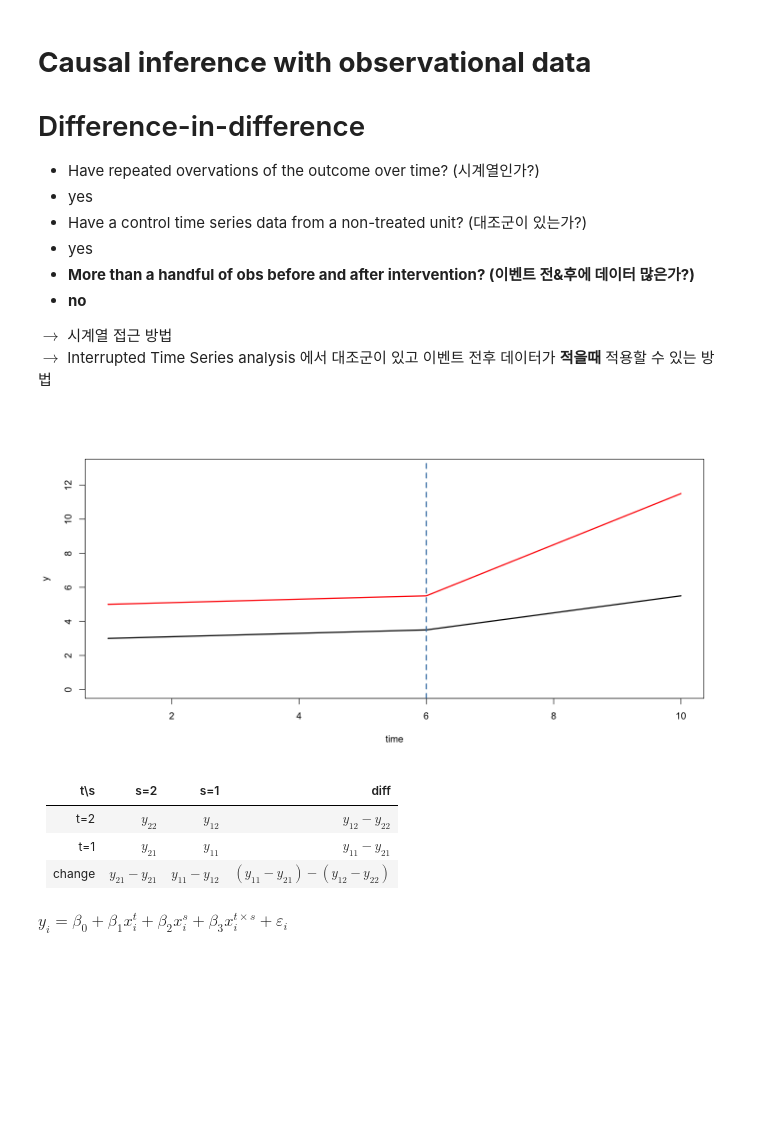
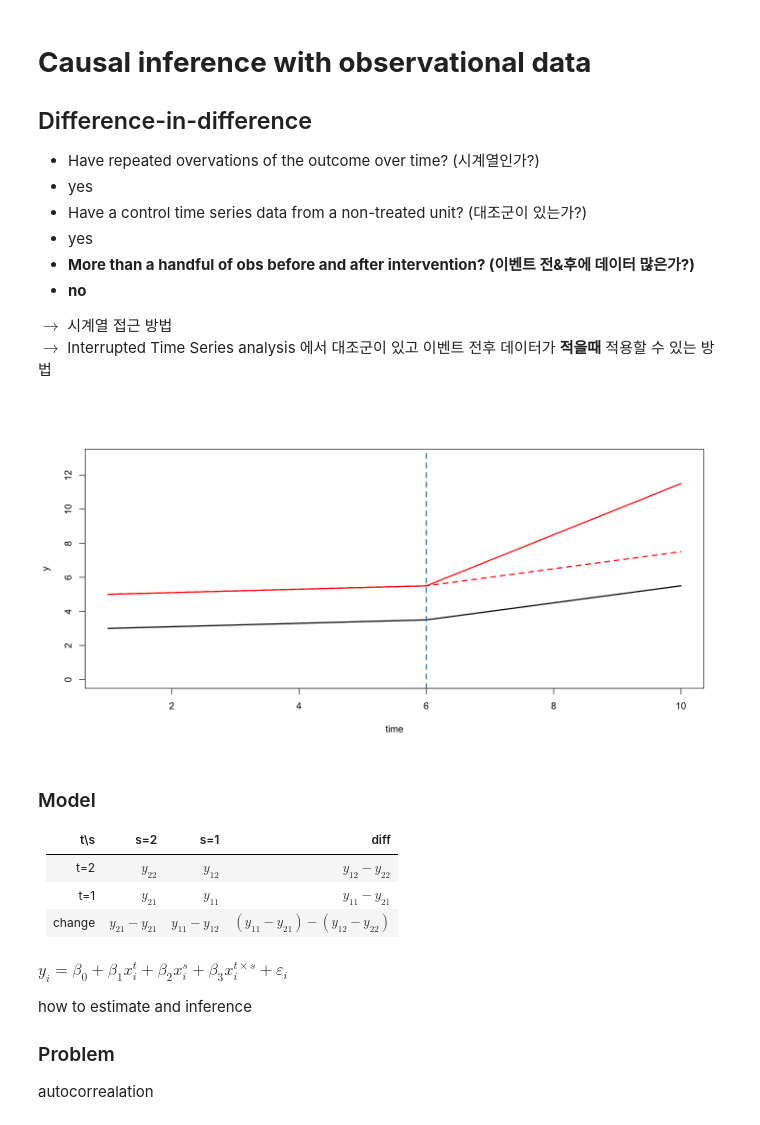
Before and after one commit to Yimdh/progress, a Jupyter notebook: stat/causalInference/[paper]usingCausalInference_Uber/02_Difference-in-difference.ipynb, the cells around one changed output. Drawn from its saved outputs; the diff is of its cells as text; code cells hidden in the pictures; blank space fills up the shorter version.

```diff
--- a/stat/causalInference/[paper]usingCausalInference_Uber/02_Difference-in-difference.ipynb
+++ b/stat/causalInference/[paper]usingCausalInference_Uber/02_Difference-in-difference.ipynb
@@ -1,6 +1,6 @@
 # %% [markdown]
 # **Causal inference with observational data**
-# Difference-in-difference
+## Difference-in-difference
 * Have repeated overvations of the outcome over time? (시계열인가?)
  * yes
 * Have a control time series data from a non-treated unit? (대조군이 있는가?)
@@ -13,14 +13,16 @@ $\rightarrow$ Interrupted Time Series analysis 에서 대조군이 있고 이벤
 # %%
 y1<-seq(0,0.5,by=.1)
 y2<-c(1,1.5,2,2.5)
 y3<-c(2,3.5,5,6.5)
 options(repr.plot.width=12, repr.plot.height=6)
 plot(c(y1,y2)+3,type='l',ylim=c(0,13),ylab='y',xlab='time',lwd=2)
 lines(c(y1,y3)+5,col='red',lwd=2)
+lines(c(y1,y2)+5,col='red',lwd=2,lty=2)
 abline(v=6,col='steelblue',lwd=2,lty=2)
 # %% [output]
-[figure, old version]
+[figure, new version]
 # %% [markdown]
+### Model
 |t\s|s=2|s=1|diff|
 |---|---|---|---|
 |t=2|$y_{22}$|$y_{12}$|$y_{12}-y_{22}$|
@@ -28,3 +30,9 @@ abline(v=6,col='steelblue',lwd=2,lty=2)
 |change|$y_{21}-y_{21}$|$y_{11}-y_{12}$|$(y_{11}-y_{21})-(y_{12}-y_{22})$|
 # %% [markdown]
 $y_i=\beta_0 + \beta_1 x^t_i + \beta_2 x^s_i +\beta_3 x^{t\times s}_i +\varepsilon_i$
+
+how to estimate and inference
+
+
+### Problem
+autocorrealation
```
Also changed, not shown: parts of 2 cells of this notebook.
